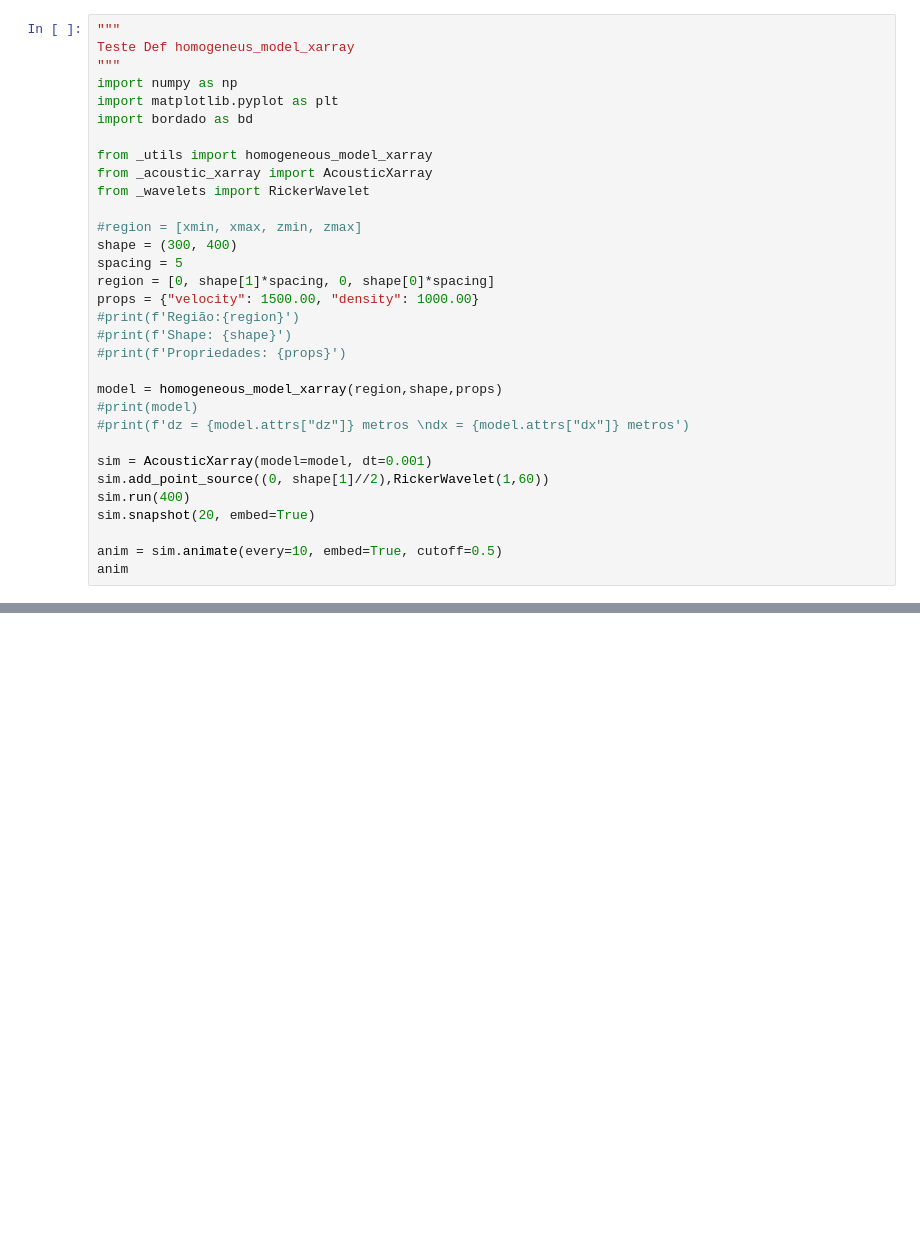
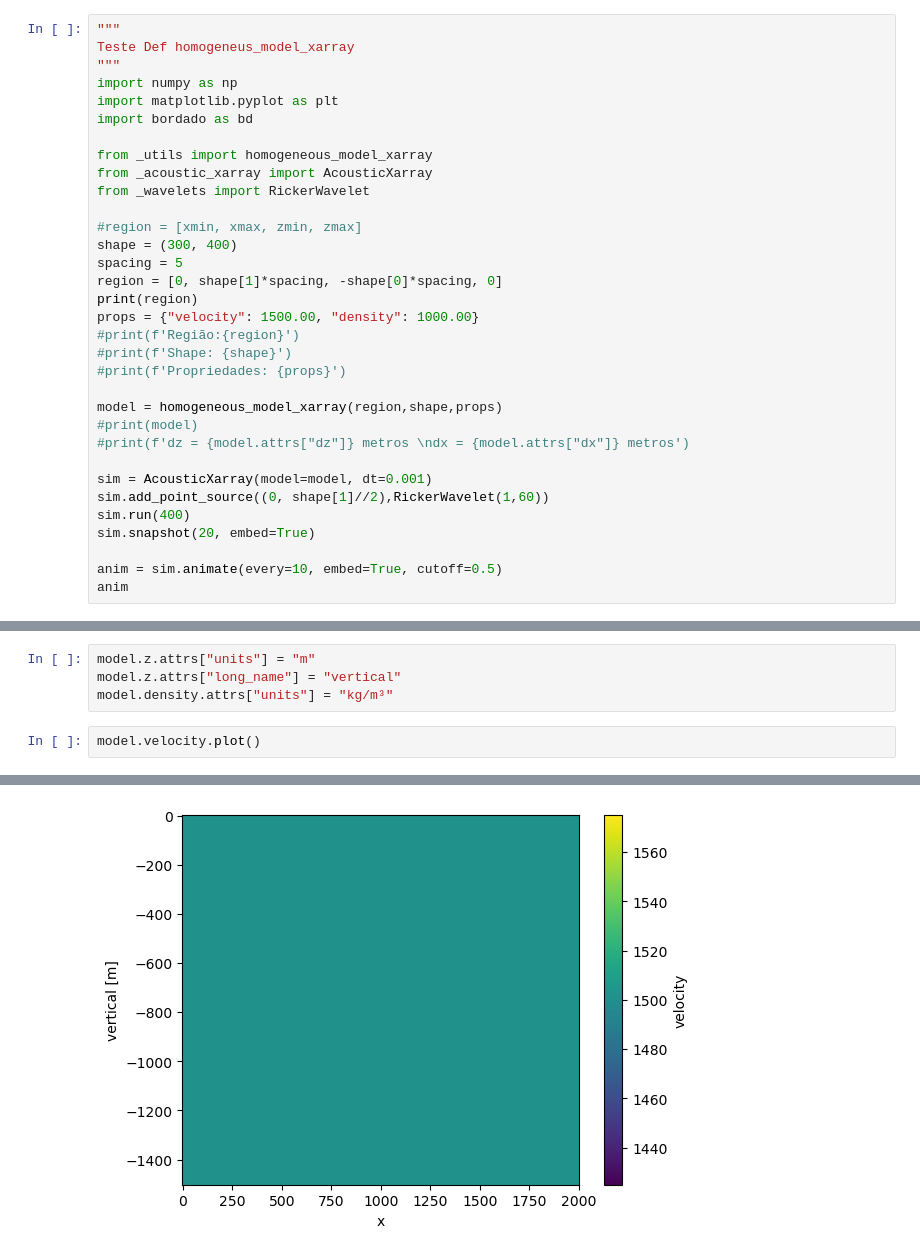
Before and after one commit to fatiando/tremelique, a Jupyter notebook: src/tremelique/teste_animate.ipynb, the cells around one changed output, grey strips where cells are left out. Cells and saved outputs as stored; diff of their text form; blank space fills up the shorter version.

```diff
--- a/src/tremelique/teste_animate.ipynb
+++ b/src/tremelique/teste_animate.ipynb
@@ -13,7 +13,8 @@ from _wavelets import RickerWavelet
 #region = [xmin, xmax, zmin, zmax]
 shape = (300, 400)
 spacing = 5
-region = [0, shape[1]*spacing, 0, shape[0]*spacing]
+region = [0, shape[1]*spacing, -shape[0]*spacing, 0]
+print(region)
 props = {"velocity": 1500.00, "density": 1000.00}
 #print(f'Região:{region}')
 #print(f'Shape: {shape}')
@@ -48,2 +50,9 @@ def timestep_esg(u_tp1, u_t, u_tm1, x1, x2, z1, z2, dt, dx, dz, vel, dens):
 [interactive output not drawn]
 [interactive output not drawn]
+# %%
+model.z.attrs["units"] = "m"
+model.z.attrs["long_name"] = "vertical"
+model.density.attrs["units"] = "kg/m³"
+# %%
+model.velocity.plot()
+# %% [output]
@@ -49,0 +60 @@ def timestep_esg(u_tp1, u_t, u_tm1, x1, x2, z1, z2, dt, dx, dz, vel, dens):
+[figure, added]
```
Also changed, not shown: parts of 5 cells of this notebook, 4 other files.
